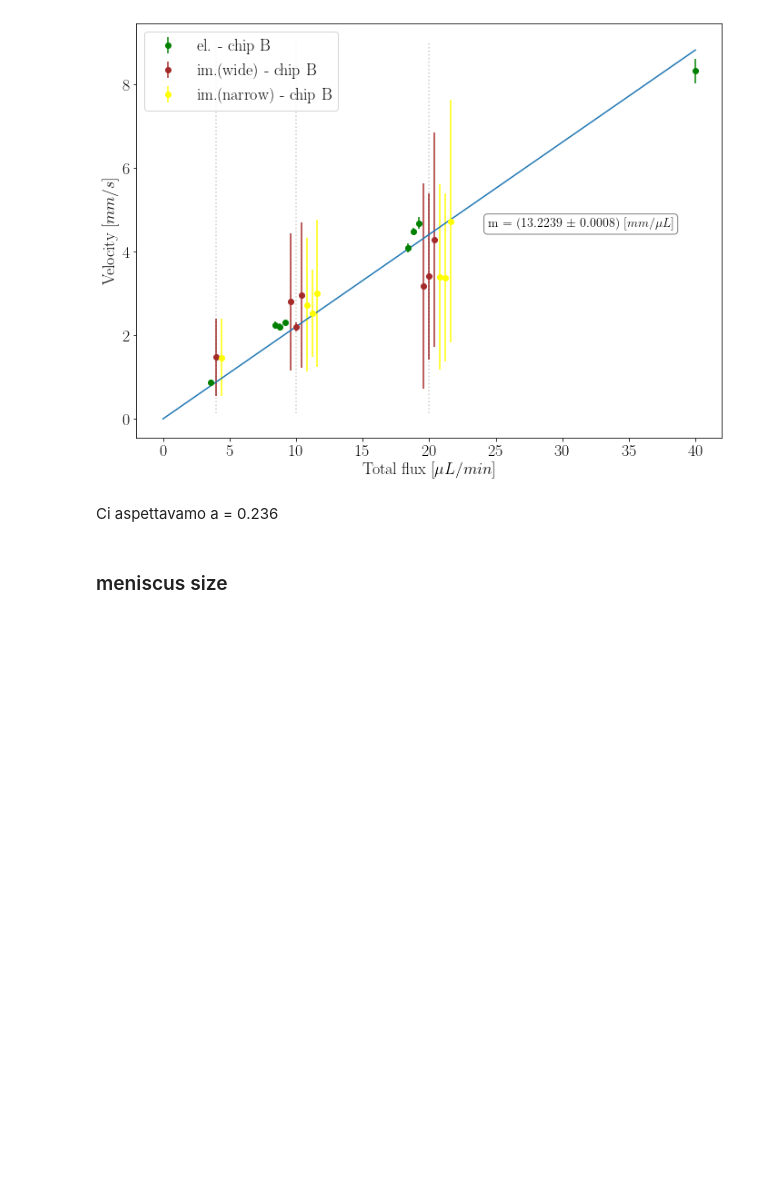
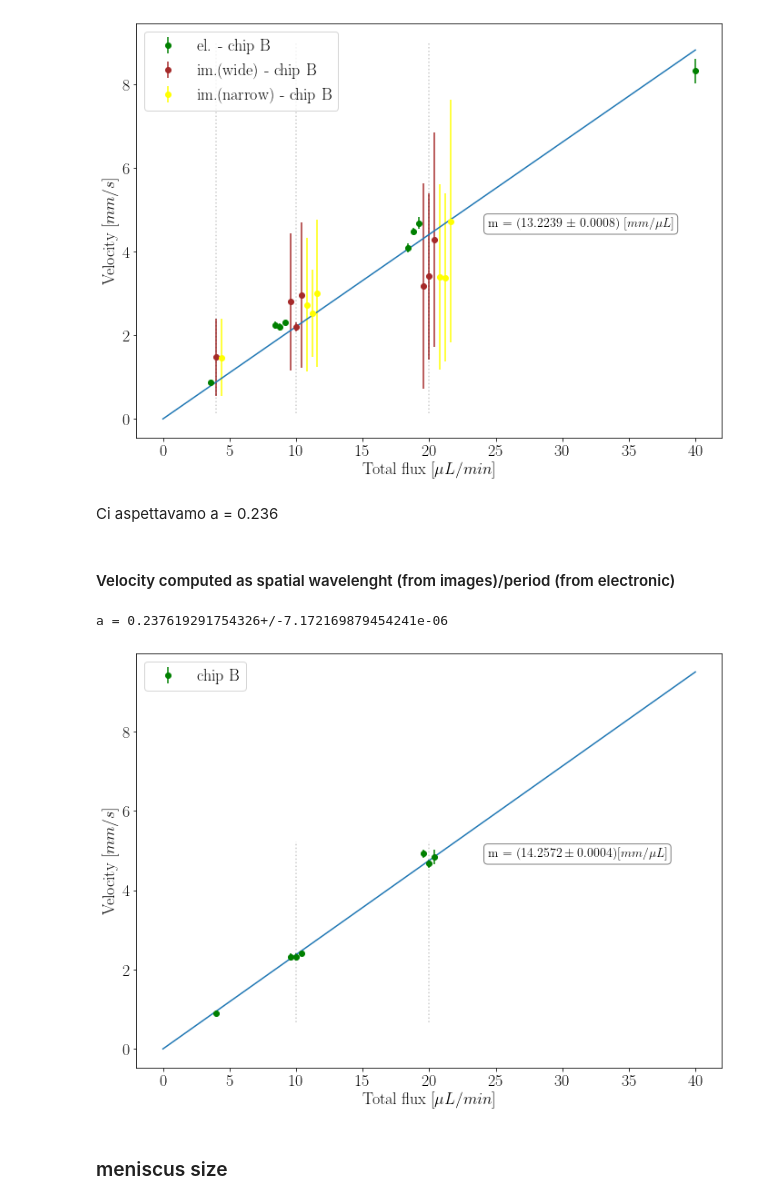
Before and after one commit to AlessandroLovo/T-junction, a Jupyter notebook: T-data/Results/Finisher_Rev2.ipynb, the cells around one changed output. Saved outputs shown, nothing was run; the diff lists cells and outputs as text; code cells hidden in the pictures; blank space fills up the shorter version.

Commit message:
we underestimate the velocity in the electronic analysis

```diff
--- a/T-data/Results/Finisher_Rev2.ipynb
+++ b/T-data/Results/Finisher_Rev2.ipynb
@@ -780,6 +816,60 @@ a = 0.2203977325242684+/-1.376878085331395e-05
 [figure]
 # %% [markdown]
 Ci aspettavamo a = 0.236
+# %% [markdown]
+#### Velocity computed as spatial wavelenght (from images)/period (from electronic)
+# %%
+fig = plt.figure(figsize=(10,7.5))
+
+ax = fig.add_subplot()
+ax.set_xlabel('Total flux $[\mu L/min]$')
+ax.set_ylabel('Velocity $[mm/s]$')
+
+mask = [0,1,2,3,5,6,7]
+
+E_B_velocities_r = I_B_wavelength/E_B_temp_peri_avg[mask]
+
+dm = uplt.DataMisaligner(x_misalignment=0.4)
+
+#dm.add(Flux_tot_E_A, E_A_velocities, ax = ax,  fmt='o', alpha = 1., color='green', label = 'chip A')
+dm.add(Flux_tot_E_B[mask], E_B_velocities_r, ax = ax,  fmt='o', alpha = 1., color='green', label = 'chip B')
+# dm.add(Flux_tot_I_B, I_B_velocity_w, ax = ax,  fmt='o', alpha = 1., color='brown', label = 'im.(wide) - chip B')
+# dm.add(Flux_tot_I_B, I_B_velocity_n, ax = ax,  fmt='o', alpha = 1., color='yellow', label = 'im.(narrow) - chip B')
+dm.plot(ax)
+
+# fit
+xdata = Flux_tot_E_B[mask]
+ydata = E_B_velocities_r
+
+# xdata = np.concatenate((Flux_ratio_I_A, Flux_ratio_I_B))
+# ydata = np.concatenate((I_A_n_sd_ratio, I_B_n_sd_ratio))
+
+# popt, pcov = curve_fit(lin_func, xdata, [y.n for y in ydata], sigma=[y.s for y in ydata])
+
+# a, b = unc.correlated_values(popt, pcov)
+# print(f'{a = }, {b = }')
+# x_fine = np.arange(0,41.1,1)
+# ax.plot(x_fine, lin_func(x_fine, *popt))
+
+popt, pcov = curve_fit(lin_func0, xdata, [y.n for y in ydata], sigma=[y.s for y in ydata])
+
+a = unc.ufloat(popt, pcov)
+print(f'{a = }')
+x_fine = np.arange(0,41,1)
+ax.plot(x_fine, lin_func0(x_fine, *popt))
+
+# Print fit results
+props = dict(boxstyle='round', facecolor='white', alpha=0.5)
+textstr = f'm = $({a*60:.uL})  [mm / \mu L]$'
+ax.text(0.6, 0.5, textstr, transform=ax.transAxes, fontsize=14, verticalalignment='bottom', bbox=props)
+
+ax.legend(loc='best')
+#plt.title('Velocity as function of the total flux', loc='center', pad=15)
+fig.tight_layout()
+plt.show()
+# %% [output]
+a = 0.237619291754326+/-7.172169879454241e-06
+[figure, added]
 # %% [markdown]
 ### meniscus size
 # %%
```
Also changed, not shown: parts of 6 cells of this notebook, 1 other file.
